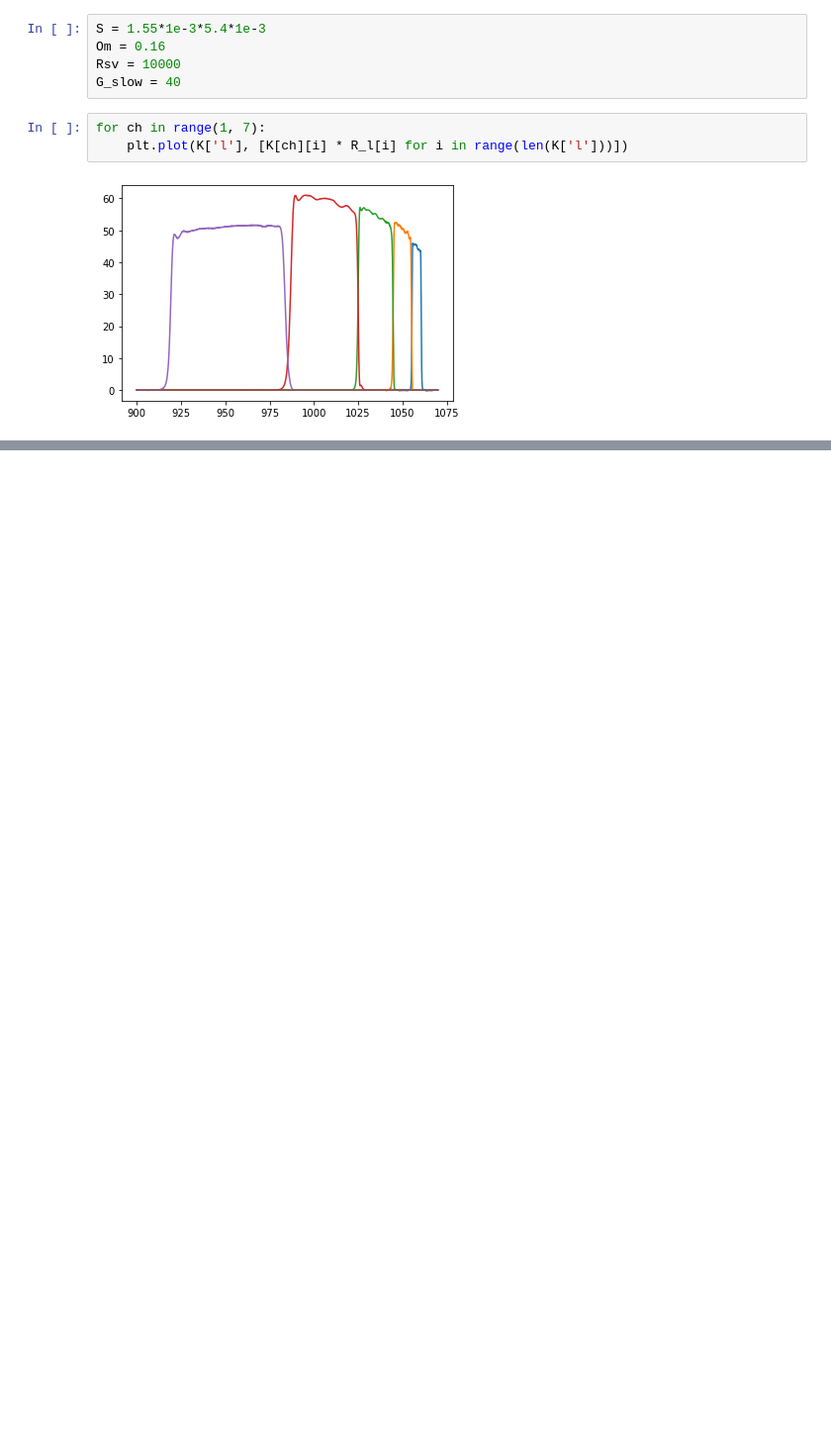
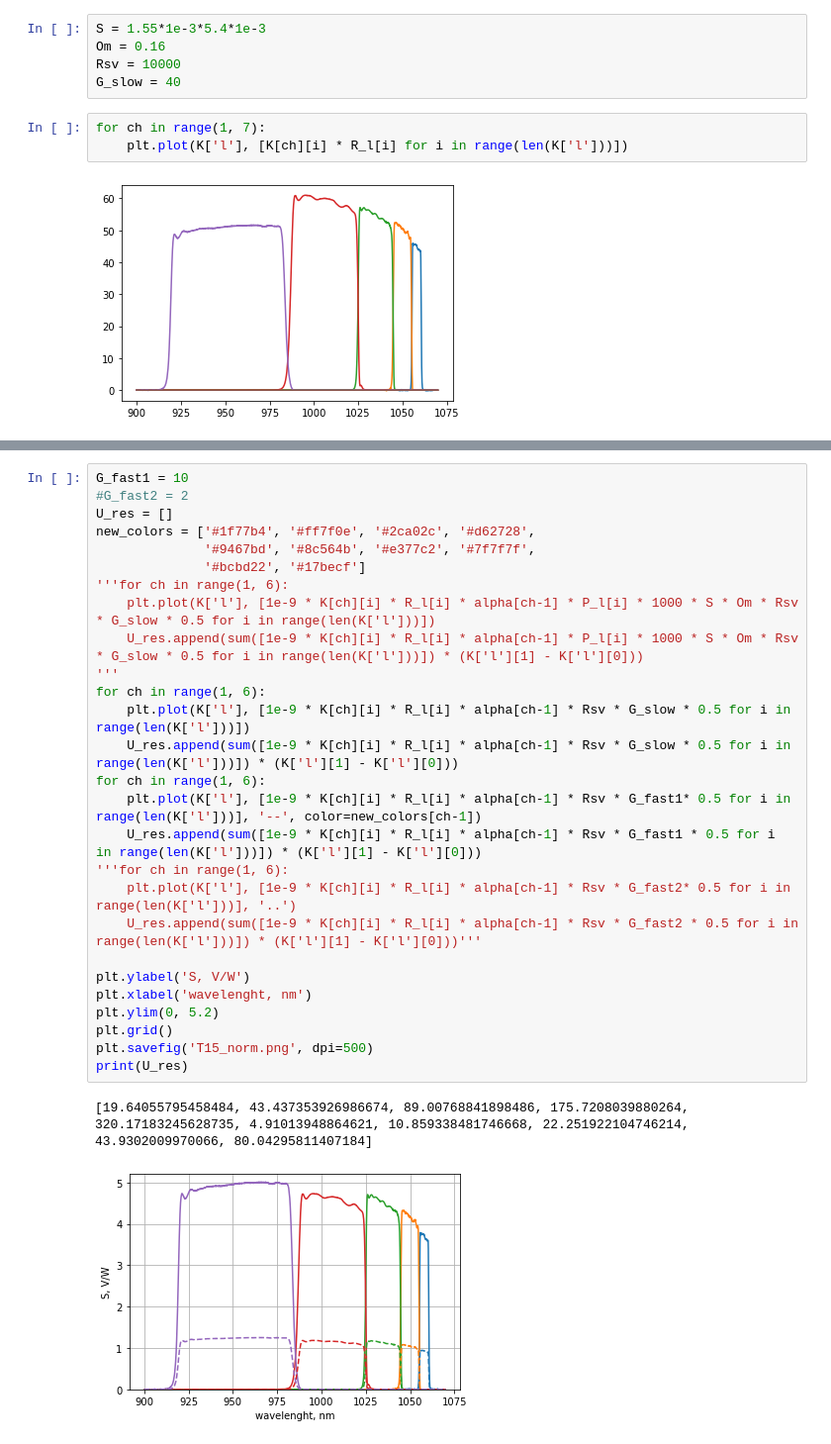
Before and after one commit to Katyarin/TS_T15MD, a Jupyter notebook: Spectral_Calibration.ipynb, the cells around one changed output, grey strips where cells are left out. Shown: that part at 99% size. Saved outputs shown, nothing was run; the diff lists cells and outputs as text; blank space fills up the shorter version.

```diff
--- a/Spectral_Calibration.ipynb
+++ b/Spectral_Calibration.ipynb
@@ -120,0 +148,30 @@ plt.plot([i for i in range(1,6)], alpha, 'o--')
+# %%
+G_fast1 = 10
+#G_fast2 = 2
+U_res = []
+new_colors = ['#1f77b4', '#ff7f0e', '#2ca02c', '#d62728',
+              '#9467bd', '#8c564b', '#e377c2', '#7f7f7f',
+              '#bcbd22', '#17becf']
+'''for ch in range(1, 6):
+    plt.plot(K['l'], [1e-9 * K[ch][i] * R_l[i] * alpha[ch-1] * P_l[i] * 1000 * S * Om * Rsv * G_slow * 0.5 for i in range(len(K['l']))])
+    U_res.append(sum([1e-9 * K[ch][i] * R_l[i] * alpha[ch-1] * P_l[i] * 1000 * S * Om * Rsv * G_slow * 0.5 for i in range(len(K['l']))]) * (K['l'][1] - K['l'][0]))
+'''
+for ch in range(1, 6):
+    plt.plot(K['l'], [1e-9 * K[ch][i] * R_l[i] * alpha[ch-1] * Rsv * G_slow * 0.5 for i in range(len(K['l']))])
+    U_res.append(sum([1e-9 * K[ch][i] * R_l[i] * alpha[ch-1] * Rsv * G_slow * 0.5 for i in range(len(K['l']))]) * (K['l'][1] - K['l'][0]))
+for ch in range(1, 6):
+    plt.plot(K['l'], [1e-9 * K[ch][i] * R_l[i] * alpha[ch-1] * Rsv * G_fast1* 0.5 for i in range(len(K['l']))], '--', color=new_colors[ch-1])
+    U_res.append(sum([1e-9 * K[ch][i] * R_l[i] * alpha[ch-1] * Rsv * G_fast1 * 0.5 for i in range(len(K['l']))]) * (K['l'][1] - K['l'][0]))
+'''for ch in range(1, 6):
+    plt.plot(K['l'], [1e-9 * K[ch][i] * R_l[i] * alpha[ch-1] * Rsv * G_fast2* 0.5 for i in range(len(K['l']))], '..')
+    U_res.append(sum([1e-9 * K[ch][i] * R_l[i] * alpha[ch-1] * Rsv * G_fast2 * 0.5 for i in range(len(K['l']))]) * (K['l'][1] - K['l'][0]))'''
+
+plt.ylabel('S, V/W')
+plt.xlabel('wavelenght, nm')
+plt.ylim(0, 5.2)
+plt.grid()
+plt.savefig('T15_norm.png', dpi=500)
+print(U_res)
+# %% [output]
+[19.64055795458484, 43.437353926986674, 89.00768841898486, 175.7208039880264, 320.17183245628735, 4.91013948864621, 10.859338481746668, 22.251922104746214, 43.9302009970066, 80.04295811407184]
+[figure, added]
```
Also changed, not shown: parts of 31 cells of this notebook, 37 other files.
